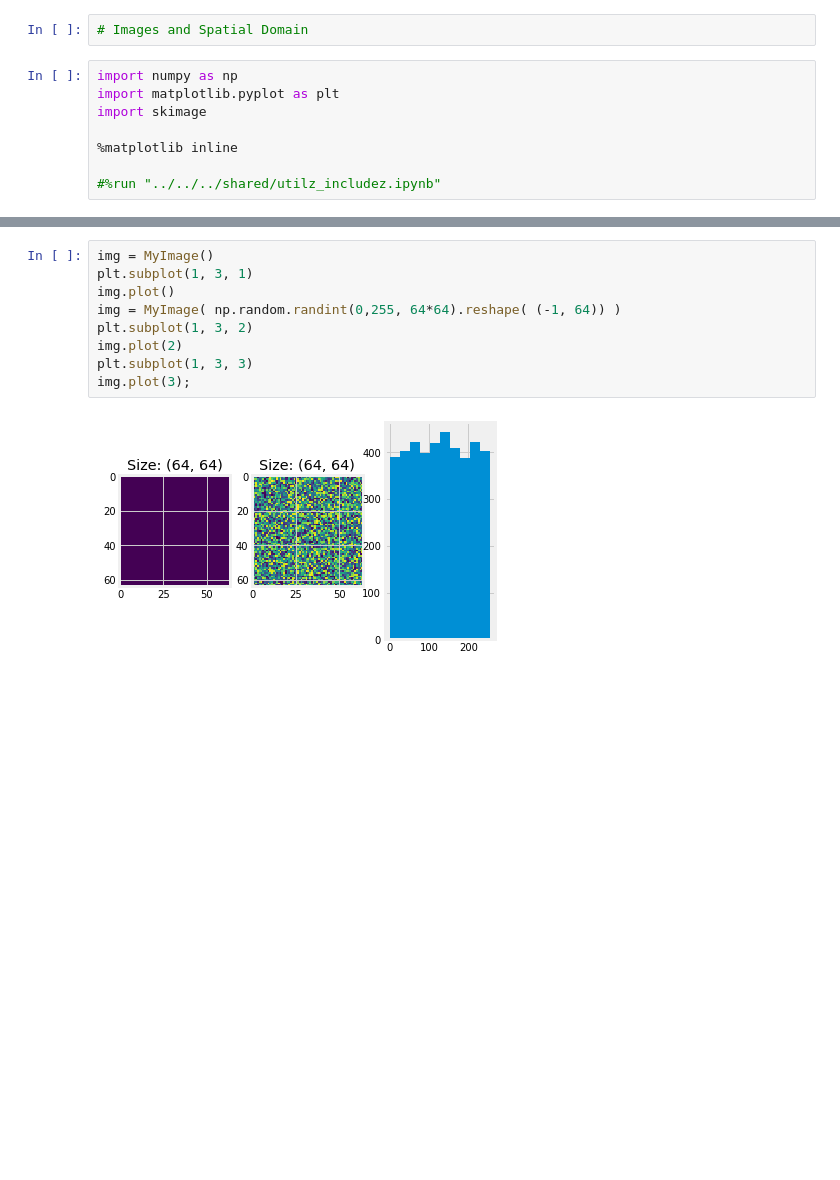
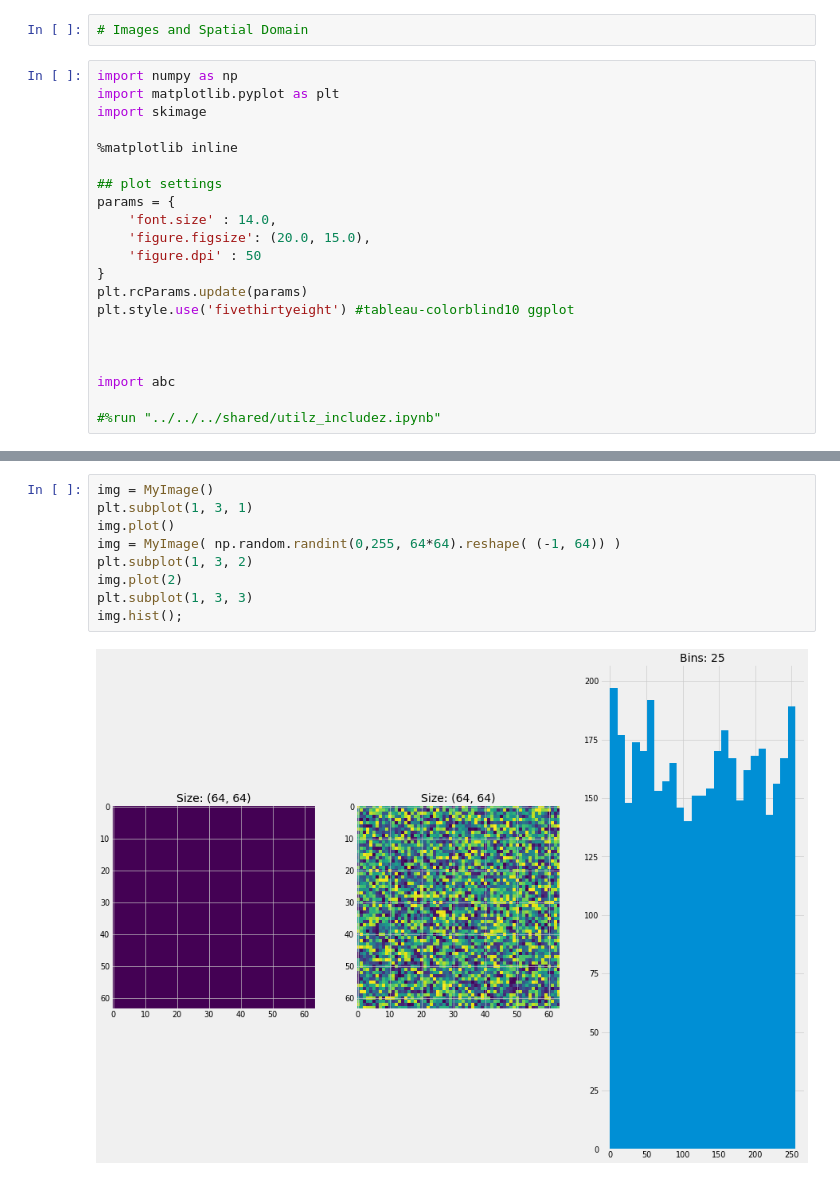
Before and after one commit to bilha-analytics/school, a Jupyter notebook: notebooks/dsp_image/001_intro_dsp_spatial_domain.ipynb, the cells around one changed output, grey strips where cells are left out. Saved outputs shown, nothing was run; the diff lists cells and outputs as text; blank space fills up the shorter version.

Commit message:
digital image processing - matrix ops

```diff
--- a/notebooks/dsp_image/001_intro_dsp_spatial_domain.ipynb
+++ b/notebooks/dsp_image/001_intro_dsp_spatial_domain.ipynb
@@ -7,6 +7,19 @@ import skimage
 
 %matplotlib inline
 
+## plot settings
+params = {
+    'font.size' : 14.0,
+    'figure.figsize': (20.0, 15.0),
+    'figure.dpi' : 50
+}
+plt.rcParams.update(params)
+plt.style.use('fivethirtyeight') #tableau-colorblind10 ggplot
+
+
+
+import abc
+
 #%run "../../../shared/utilz_includez.ipynb"
 # %%
 class MyImage():
@@ -47,14 +155,14 @@ class AFilter:
 # %%
 img = MyImage()
 plt.subplot(1, 3, 1)
 img.plot()
 img = MyImage( np.random.randint(0,255, 64*64).reshape( (-1, 64)) )
 plt.subplot(1, 3, 2)
 img.plot(2)
 plt.subplot(1, 3, 3)
-img.plot(3);
+img.hist();
 # %% [output]
-[figure, old version]
+[figure, new version]
 # %%
 img = MyImage( np.random.rand(64, 64)*1000 )
 plt.subplot(1, 2, 1)
```
Also changed, not shown: parts of 9 cells of this notebook.
